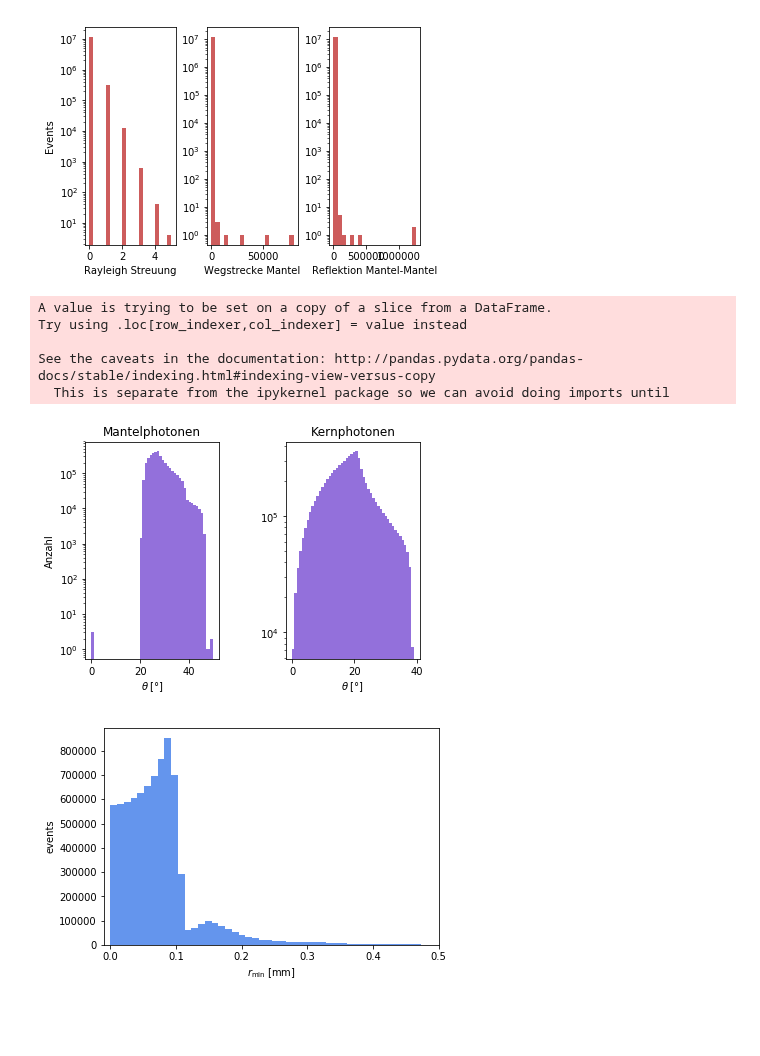
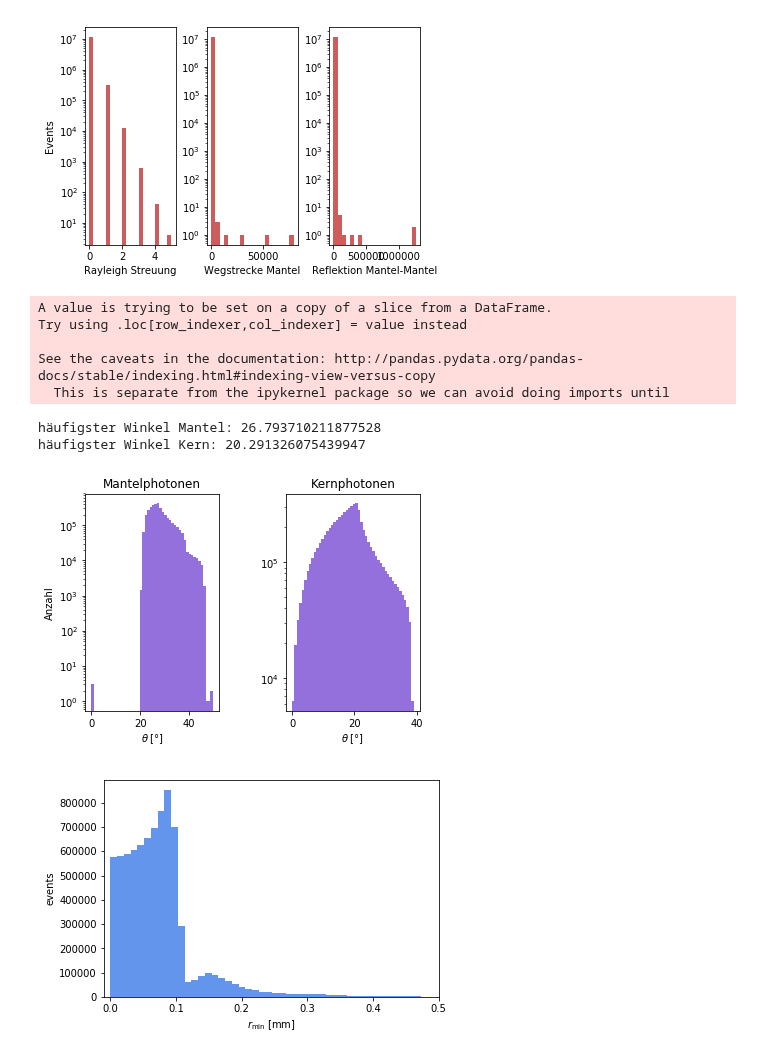
Before and after one commit to Ninilini/FP_Teilchen, a Jupyter notebook: Szintillierende_Fasern/plots/Auswertung_Simu.ipynb, the cells around one changed output. Cells and saved outputs as stored; diff of their text form; code cells hidden in the pictures; blank space fills up the shorter version.

```diff
--- a/Szintillierende_Fasern/plots/Auswertung_Simu.ipynb
+++ b/Szintillierende_Fasern/plots/Auswertung_Simu.ipynb
@@ -53,30 +53,39 @@ data_clad = daten.loc[daten['length_clad']>0]
 # %%
 #------Theta berechnen und histogrammieren (für Mantel und Kern)----
 data['theta']= np.arccos(data['px_start'])
 data_clad['theta']= np.arccos(data_clad['px_start'])
 
 plt.subplot(1,2,1)
 array_m, bins_m, patches_m = plt.hist(data_clad['theta']*(360/2/np.pi), bins = 50, color ='mediumpurple')
 plt.title(r'Mantelphotonen')
 plt.xlabel(r'$\theta\;$[°]')
 plt.ylabel(r'Anzahl')
 plt.yscale('log')
 
 plt.subplot(1,2,2)
 array_c, bins_c, patches_c = plt.hist(data['theta']*(360/2/np.pi), bins = 50, color = 'mediumpurple')
 plt.title(r'Kernphotonen')
 plt.xlabel(r'$\theta\;$[°]')
 plt.yscale('log')
 
 plt.subplots_adjust(wspace = 0.5)
 plt.savefig('../plots/Simulation/theta_sim.pdf')
+
+#Winkel_Mantel = array_m[np.argmax(bins_m)]
+#print(Winkel_Mantel)
+Haeuf_Winkel_m = bins_m[np.argmax(array_m)]
+Haeuf_Winkel_k = bins_c[np.argmax(array_c)]
+print('häufigster Winkel Mantel:', Haeuf_Winkel_m)
+print('häufigster Winkel Kern:', Haeuf_Winkel_k)
 # %% [output]
 A value is trying to be set on a copy of a slice from a DataFrame.
 Try using .loc[row_indexer,col_indexer] = value instead
 
 See the caveats in the documentation: http://pandas.pydata.org/pandas-docs/stable/indexing.html#indexing-view-versus-copy
   This is separate from the ipykernel package so we can avoid doing imports until
+häufigster Winkel Mantel: 26.793710211877528
+häufigster Winkel Kern: 20.291326075439947
-[figure, old version]
+[figure, new version]
 # %%
 #----R_min berechnen und histogrammieren------
 data['r_min'] = (np.abs(data['pz_start']*data['y_start']-data['py_start']*data['z_start']))/np.sqrt(data['pz_start']**2 + data['py_start']**2)
```
Also changed, not shown: 2 other files.
